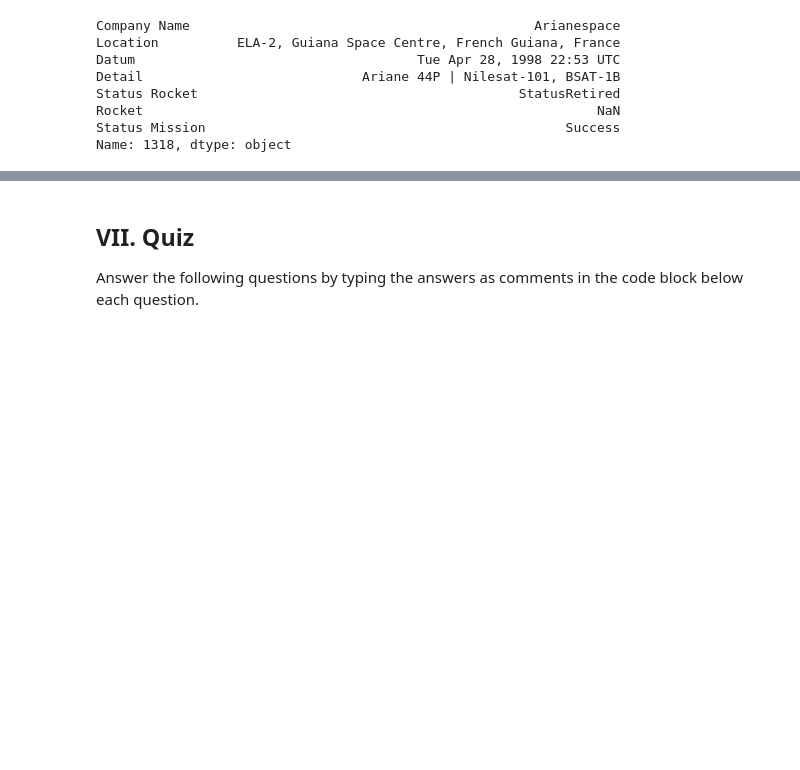
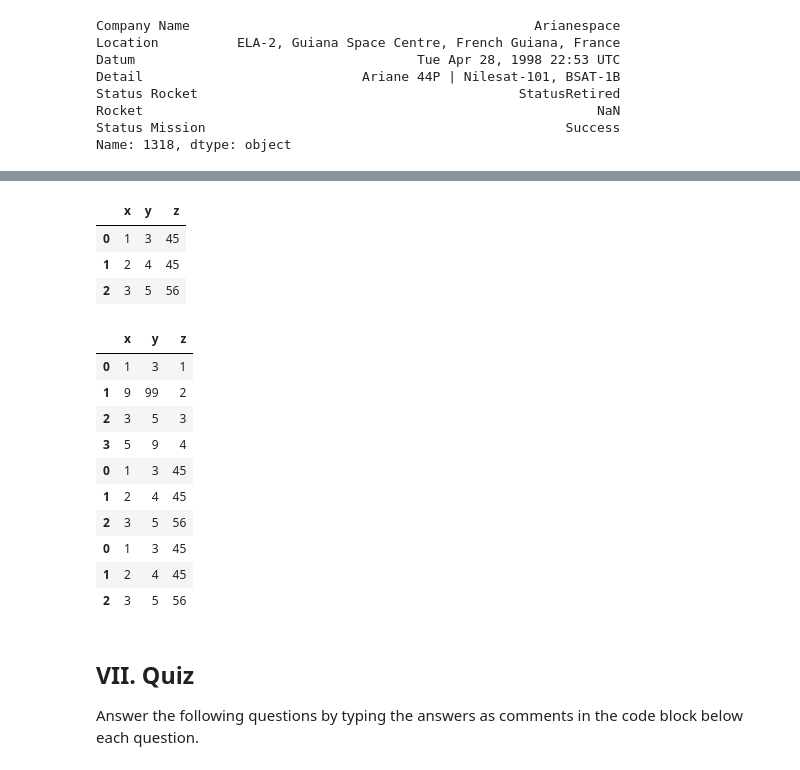
Before and after one commit to irs1318dev/pyclass_frc, a Jupyter notebook: sessions/s09_tabular_data/s09_tabular_data.ipynb, the cells around one changed output, grey strips where cells are left out. Saved outputs shown, nothing was run; the diff lists cells and outputs as text; code cells hidden in the pictures; blank space fills up the shorter version.

```diff
--- a/sessions/s09_tabular_data/s09_tabular_data.ipynb
+++ b/sessions/s09_tabular_data/s09_tabular_data.ipynb
@@ -389,0 +402,4 @@ Name: 1318, dtype: object
+# %%
+# You can also assign a dict to a row of a DataFrame
+x.iloc[1] = {'x': 9, 'y': 99}
+x
@@ -389,0 +411,3 @@ Name: 1318, dtype: object
+# %%
+x = x.append({'x': 5, 'y': 9}, ignore_index = True)
+x
@@ -389,0 +420,3 @@ Name: 1318, dtype: object
+# %%
+x['z'] = [1, 2, 3, 4]
+x
@@ -390,3 +429,27 @@ Name: 1318, dtype: object
+# %%
+z = pd.DataFrame({'x': [1, 2, 3], 'y': [3, 4, 5], 'z': [45, 45, 56]})
+z
+# %% [output]
+|  | x | y | z |
+| 0 | 1 | 3 | 45 |
+| 1 | 2 | 4 | 45 |
+| 2 | 3 | 5 | 56 |
+# %%
+#You can append 2 dataframes together
+x = x.append(z)
+x
+# %% [output]
+|  | x | y | z |
+| 0 | 1 | 3 | 1 |
+| 1 | 9 | 99 | 2 |
+| 2 | 3 | 5 | 3 |
+| 3 | 5 | 9 | 4 |
+| 0 | 1 | 3 | 45 |
+| 1 | 2 | 4 | 45 |
+| 2 | 3 | 5 | 56 |
+| 0 | 1 | 3 | 45 |
+| 1 | 2 | 4 | 45 |
+| 2 | 3 | 5 | 56 |
 # %% [markdown]
 ## VII. Quiz
 Answer the following questions by typing the answers as comments in the code block below each question.
```
Also changed, not shown: parts of 13 cells of this notebook.
